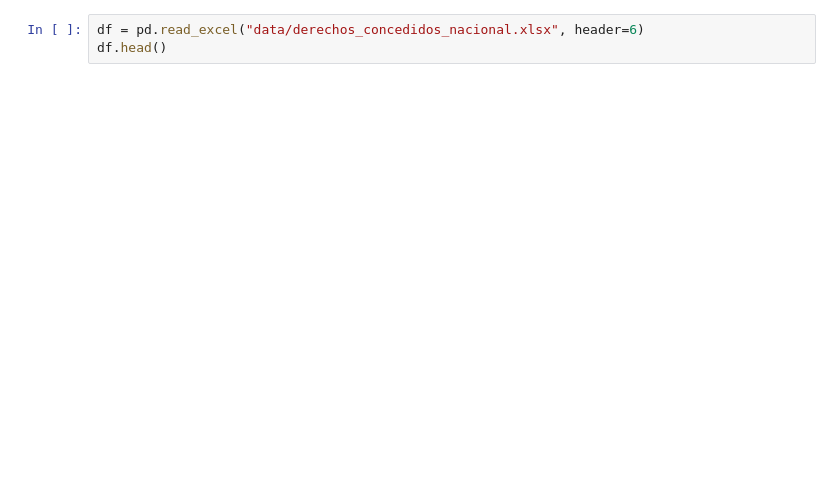
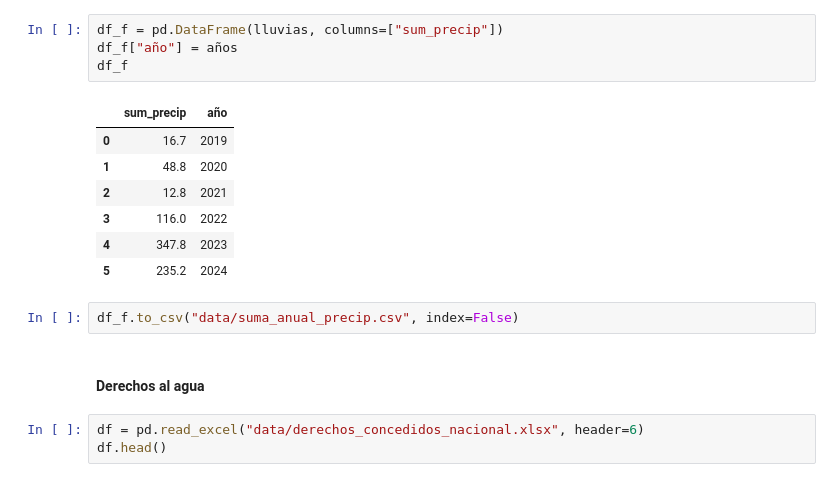
Before and after one commit to cristobalstrange/AnalisisLagunaAculeo, a Jupyter notebook: preprocesamiento.ipynb, the cells around one changed output. Drawn from its saved outputs; the diff is of its cells as text; blank space fills up the shorter version.

```diff
--- a/preprocesamiento.ipynb
+++ b/preprocesamiento.ipynb
@@ -4,3 +61,19 @@ import geopandas as gpd
+# %%
+df_f = pd.DataFrame(lluvias, columns=["sum_precip"])
+df_f["año"] = años
+df_f
+# %% [output]
+|  | sum_precip | año |
+| 0 | 16.7 | 2019 |
+| 1 | 48.8 | 2020 |
+| 2 | 12.8 | 2021 |
+| 3 | 116.0 | 2022 |
+| 4 | 347.8 | 2023 |
+| 5 | 235.2 | 2024 |
+# %%
+df_f.to_csv("data/suma_anual_precip.csv", index=False)
+# %% [markdown]
+#### Derechos al agua
 # %%
 df = pd.read_excel("data/derechos_concedidos_nacional.xlsx", header=6)
 df.head()
```
Also changed, not shown: parts of 5 cells of this notebook.
